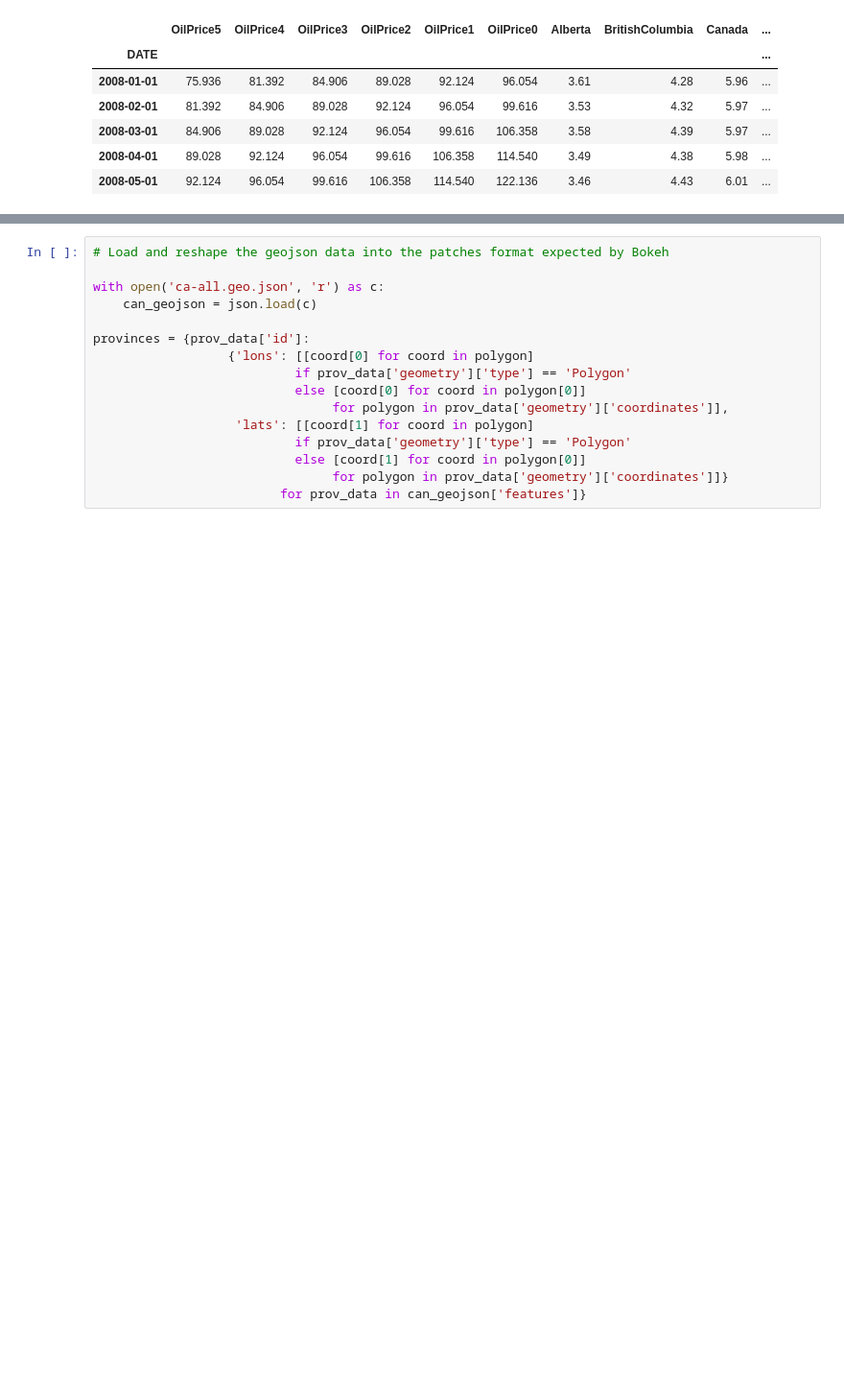
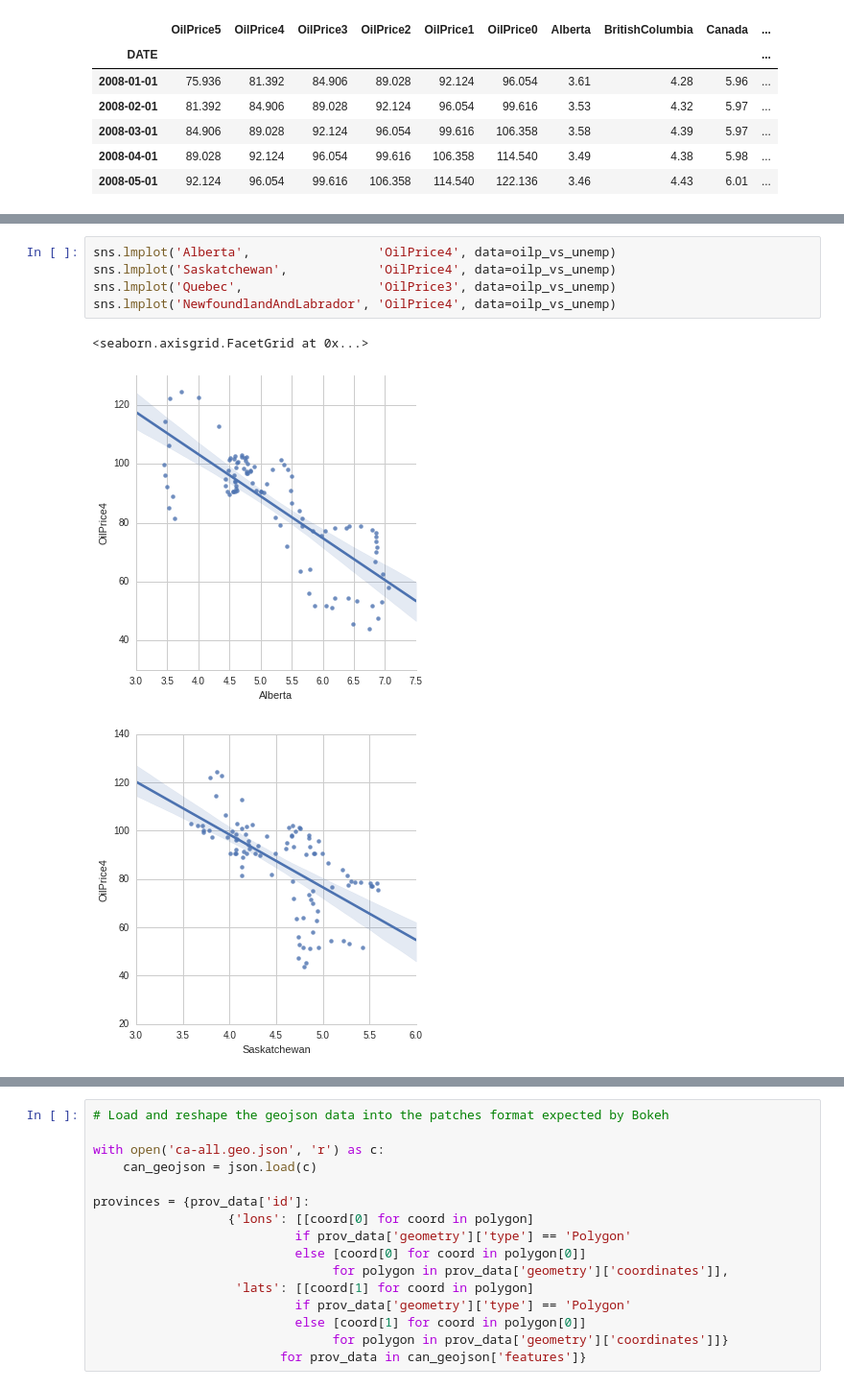
Before and after one commit to moormaan/TorontoMachineLearningBookClub, a Jupyter notebook: Matija/nb003_CanadaMap.ipynb, the cells around one changed output, grey strips where cells are left out. Shown at 96% size. Saved outputs shown, nothing was run; the diff lists cells and outputs as text; blank space fills up the shorter version.

```diff
--- a/Matija/nb003_CanadaMap.ipynb
+++ b/Matija/nb003_CanadaMap.ipynb
@@ -129,0 +144,9 @@ for price_col in price_cols:
+# %%
+sns.lmplot('Alberta',                 'OilPrice4', data=oilp_vs_unemp)
+sns.lmplot('Saskatchewan',            'OilPrice4', data=oilp_vs_unemp)
+sns.lmplot('Quebec',                  'OilPrice3', data=oilp_vs_unemp)
+sns.lmplot('NewfoundlandAndLabrador', 'OilPrice4', data=oilp_vs_unemp)
+# %% [output]
+<seaborn.axisgrid.FacetGrid at 0x...>
+[figure, added]
+[figure, added]
```
Also changed, not shown: parts of 7 cells of this notebook.
